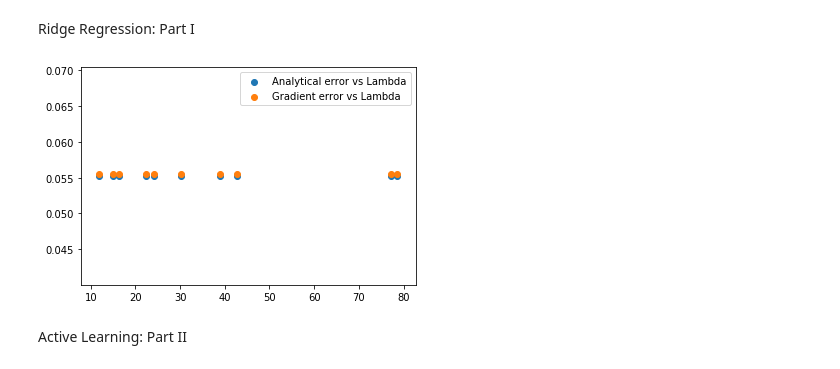
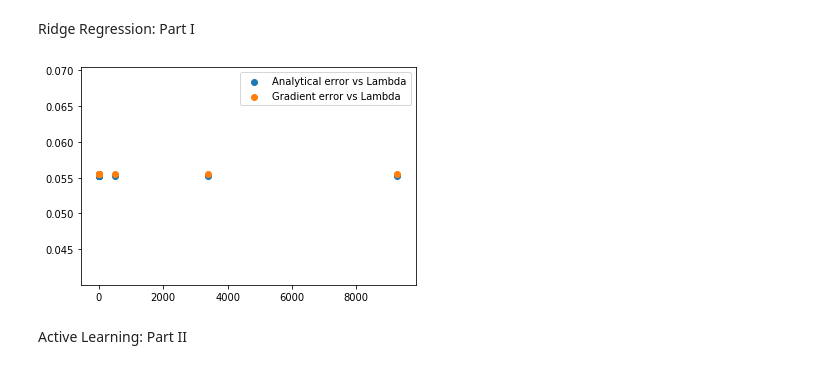
Before and after one commit to mlguy001/MLCourses, a Jupyter notebook: Columbia/Projects/Week 3 Linear Regression/RidgeRegression_ActiveLearning.ipynb, the cells around one changed output. Saved outputs shown, nothing was run; the diff lists cells and outputs as text; code cells hidden in the pictures.

```diff
--- a/Columbia/Projects/Week 3 Linear Regression/RidgeRegression_ActiveLearning.ipynb
+++ b/Columbia/Projects/Week 3 Linear Regression/RidgeRegression_ActiveLearning.ipynb
@@ -165,24 +165,24 @@ Ridge Regression: Part I
 # %%
 L = []
 AnalyticalE = []
 GradientE = []
 N = 10
 for i in range(N):
-    l = 10**np.random.uniform(1, 2)
+    l = 10**np.random.uniform(-5, 5)
     Wrr0, erAnal = analyticalWeights(X.to_numpy(), Y.to_numpy(), 0)
     Wrr1, erGra = gradientWeights(X.to_numpy(), Y.to_numpy(), l, 0.001, 20)
 
     L.append(l)
     AnalyticalE.append(erAnal)
     GradientE.append(erGra)
 
 figrr, axrr = plt.subplots(1)
 axrr.scatter(L, AnalyticalE, label="Analytical error vs Lambda")
 axrr.scatter(L, GradientE, label="Gradient error vs Lambda")
 plt.legend()
 plt.show()
 # %% [output]
-[figure, old version]
+[figure, new version]
 # %% [markdown]
 Active Learning: Part II
 # %%
```
Also changed, not shown: parts of 8 cells of this notebook, 9 other files.
